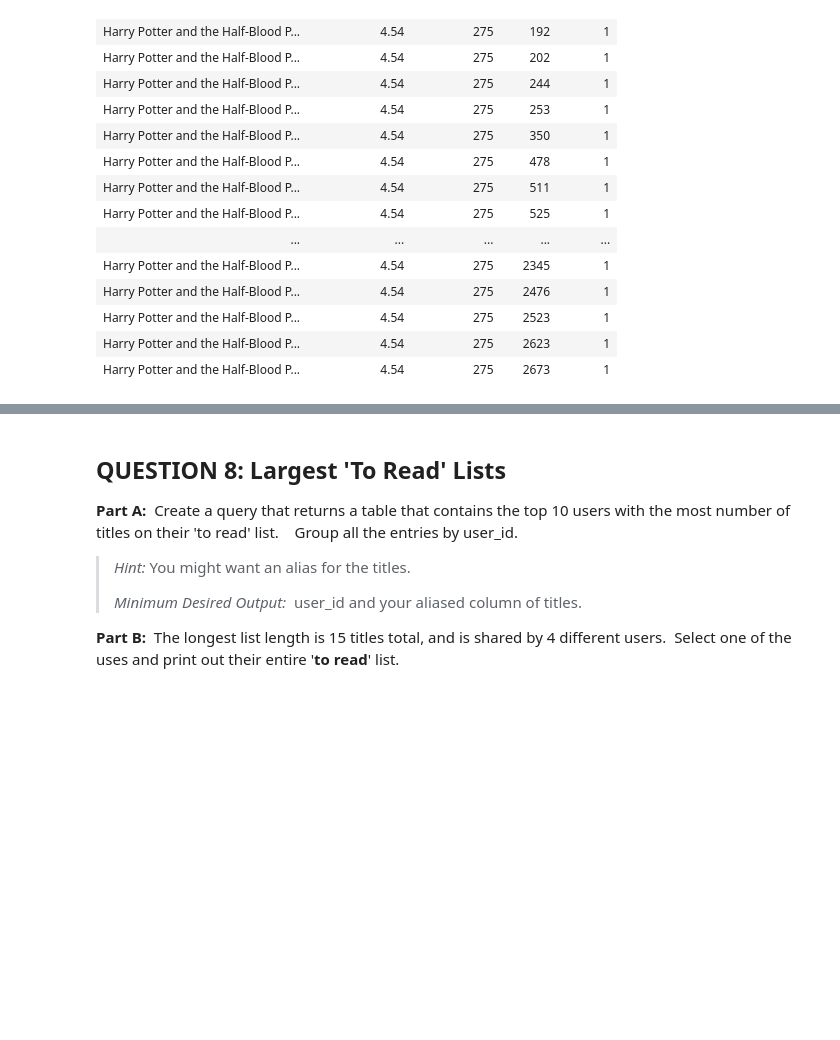
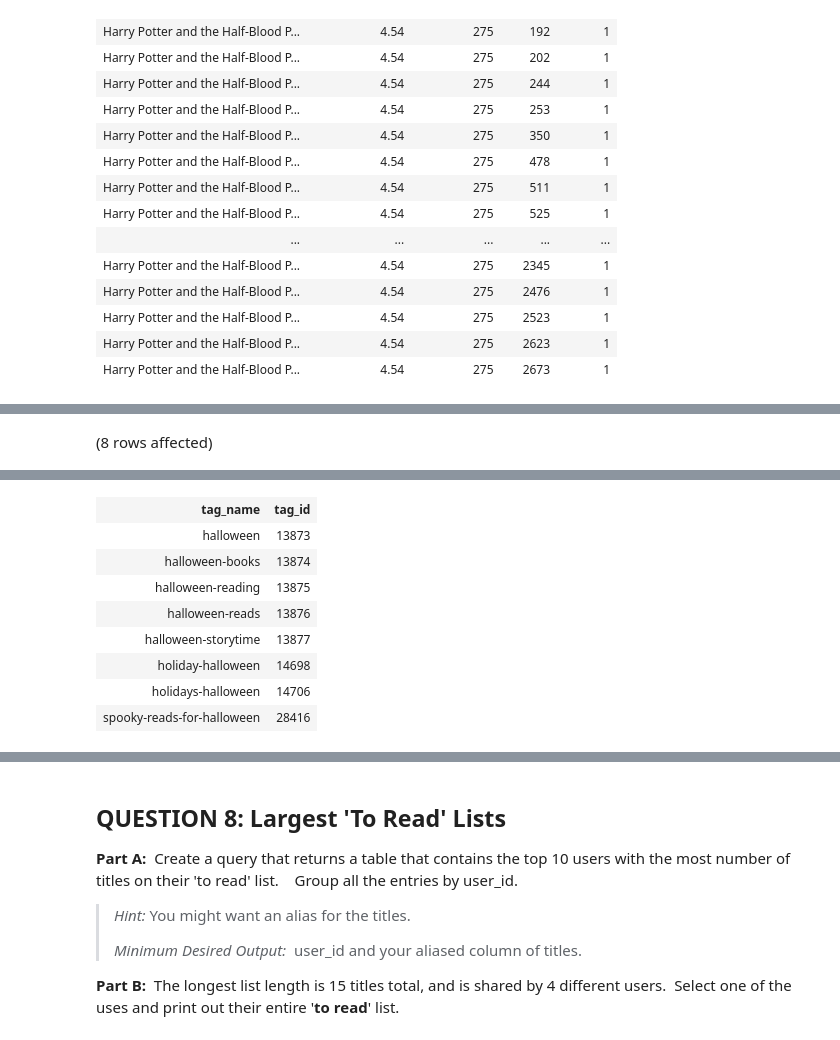
Before and after one commit to longse2/ch21SQL-Part-3-Exercises, a Jupyter notebook: SQL-Part-3-Exercises/Notebook-1.ipynb, the cells around one changed output, grey strips where cells are left out. Cells and saved outputs as stored; diff of their text form; code cells hidden in the pictures; blank space fills up the shorter version.

```diff
--- a/SQL-Part-3-Exercises/Notebook-1.ipynb
+++ b/SQL-Part-3-Exercises/Notebook-1.ipynb
@@ -222,0 +240,7 @@ Total execution time: 00:00:04.235
+# %%
+-- A
+SELECT  t.tag_name,t.tag_id
+from BooksDB.dbo.tags AS t
+WHErE t.tag_name LIKE '%halloween%'
+# %% [output]
+(8 rows affected)
@@ -222,0 +248,9 @@ Total execution time: 00:00:04.235
+| tag_name | tag_id |
+| halloween | 13873 |
+| halloween-books | 13874 |
+| halloween-reading | 13875 |
+| halloween-reads | 13876 |
+| halloween-storytime | 13877 |
+| holiday-halloween | 14698 |
+| holidays-halloween | 14706 |
+| spooky-reads-for-halloween | 28416 |
```
Also changed, not shown: parts of 14 cells of this notebook.
